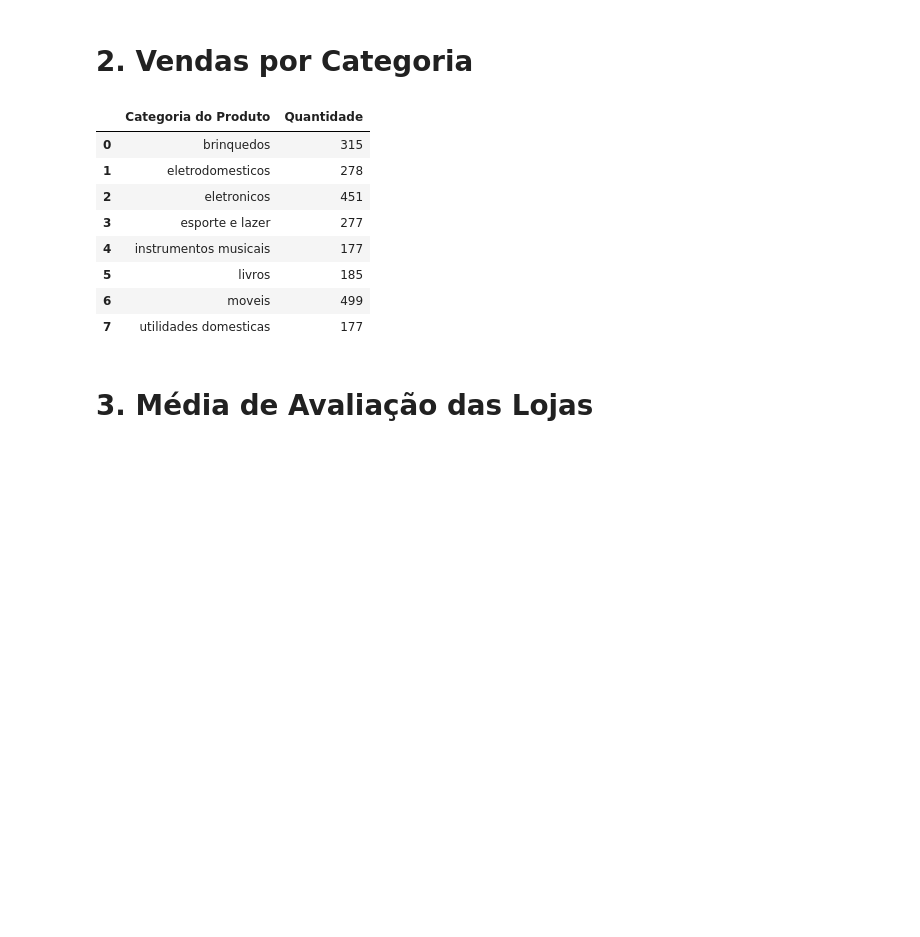
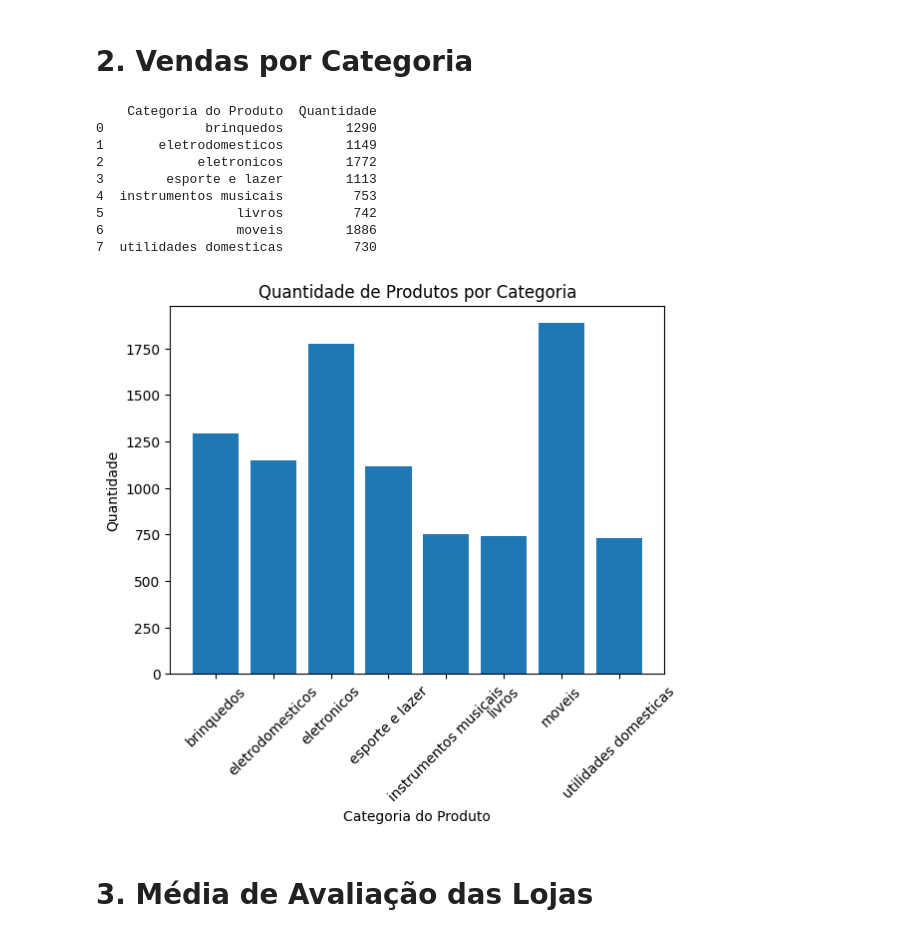
Before and after one commit to elara-mendes/challenge_alura_store, a Jupyter notebook: AluraStoreBr.ipynb, the cells around one changed output. Drawn from its saved outputs; the diff is of its cells as text; code cells hidden in the pictures; blank space fills up the shorter version.

```diff
--- a/AluraStoreBr.ipynb
+++ b/AluraStoreBr.ipynb
@@ -41,38 +50,52 @@ Faturamento total: R$: 5,871,490.79
 # %%
 categoria1 = (
     loja1.groupby("Categoria do Produto")["Produto"]
     .count()
     .reset_index(name="Quantidade")
 )
 
 categoria2 = (
     loja2.groupby("Categoria do Produto")["Produto"]
     .count()
     .reset_index(name="Quantidade")
 )
 
 categoria3 = (
     loja3.groupby("Categoria do Produto")["Produto"]
     .count()
     .reset_index(name="Quantidade")
 )
 
 categoria4 = (
     loja4.groupby("Categoria do Produto")["Produto"]
     .count()
     .reset_index(name="Quantidade")
 )
 categoria3
+
+todas_categorias = pd.concat([categoria1, categoria2, categoria3, categoria4])
+
+soma_categorias = todas_categorias.groupby("Categoria do Produto")["Quantidade"].sum().reset_index()
+
+print(soma_categorias)
+
+plt.bar(soma_categorias["Categoria do Produto"], soma_categorias["Quantidade"])
+plt.xticks(rotation=45)
+plt.xlabel("Categoria do Produto")
+plt.ylabel("Quantidade")
+plt.title("Quantidade de Produtos por Categoria")
+plt.show()
 # %% [output]
-|  | Categoria do Produto | Quantidade |
-| 0 | brinquedos | 315 |
-| 1 | eletrodomesticos | 278 |
-| 2 | eletronicos | 451 |
-| 3 | esporte e lazer | 277 |
-| 4 | instrumentos musicais | 177 |
-| 5 | livros | 185 |
-| 6 | moveis | 499 |
-| 7 | utilidades domesticas | 177 |
+    Categoria do Produto  Quantidade
+0             brinquedos        1290
+1       eletrodomesticos        1149
+2            eletronicos        1772
+3        esporte e lazer        1113
+4  instrumentos musicais         753
+5                 livros         742
+6                 moveis        1886
+7  utilidades domesticas         730
+[figure, added]
 # %% [markdown]
 # 3. Média de Avaliação das Lojas
 # %%
```
Also changed, not shown: parts of 4 cells of this notebook.
